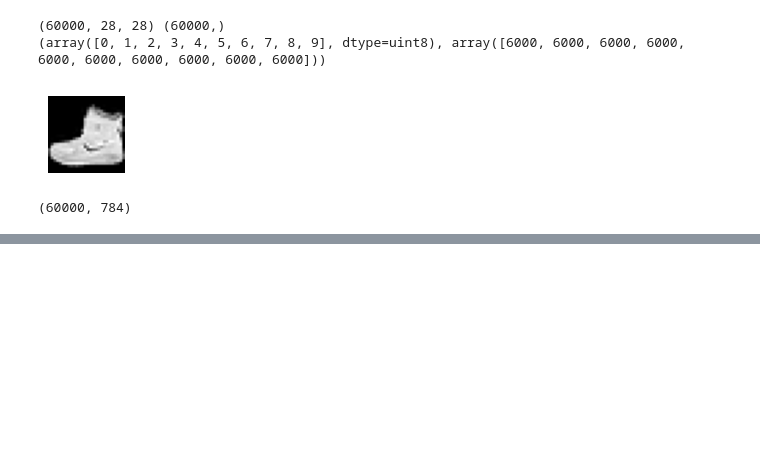
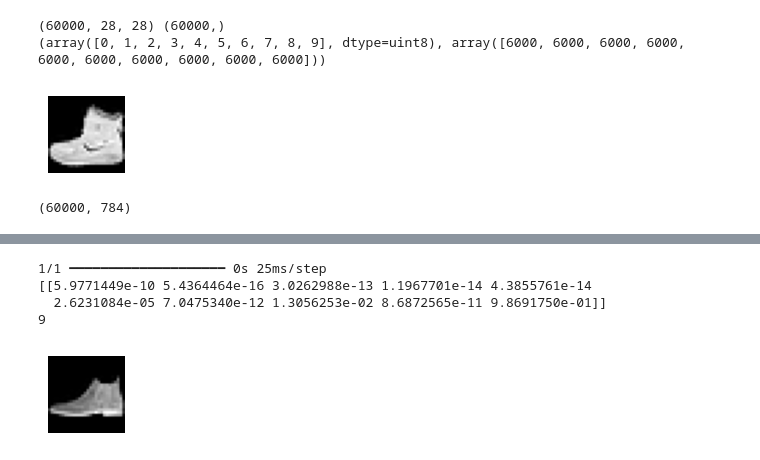
Before and after one commit to shared-repo/human-da, a Jupyter notebook: workspace/dl-basic/dl_example_05.ipynb, the cells around one changed output, grey strips where cells are left out. Drawn from its saved outputs; the diff is of its cells as text; code cells hidden in the pictures; blank space fills up the shorter version.

```diff
--- a/workspace/dl-basic/dl_example_05.ipynb
+++ b/workspace/dl-basic/dl_example_05.ipynb
@@ -91,0 +92,18 @@ Epoch 10/10
+# %%
+# 예측 실험
+
+predicted_value = model.predict(flattened_X_test[:1])
+print(predicted_value)
+print(np.argmax(predicted_value))
+# %% [output]
+1/1 ━━━━━━━━━━━━━━━━━━━━ 0s 25ms/step
+[[5.9771449e-10 5.4364464e-16 3.0262988e-13 1.1967701e-14 4.3855761e-14
+  2.6231084e-05 7.0475340e-12 1.3056253e-02 8.6872565e-11 9.8691750e-01]]
+9
+# %%
+plt.figure(figsize=(1, 1))
+plt.imshow(X_test[0], cmap='gray')
+plt.axis('off')
+plt.show()
+# %% [output]
+[figure, added]
```
Also changed, not shown: parts of 10 cells of this notebook.
